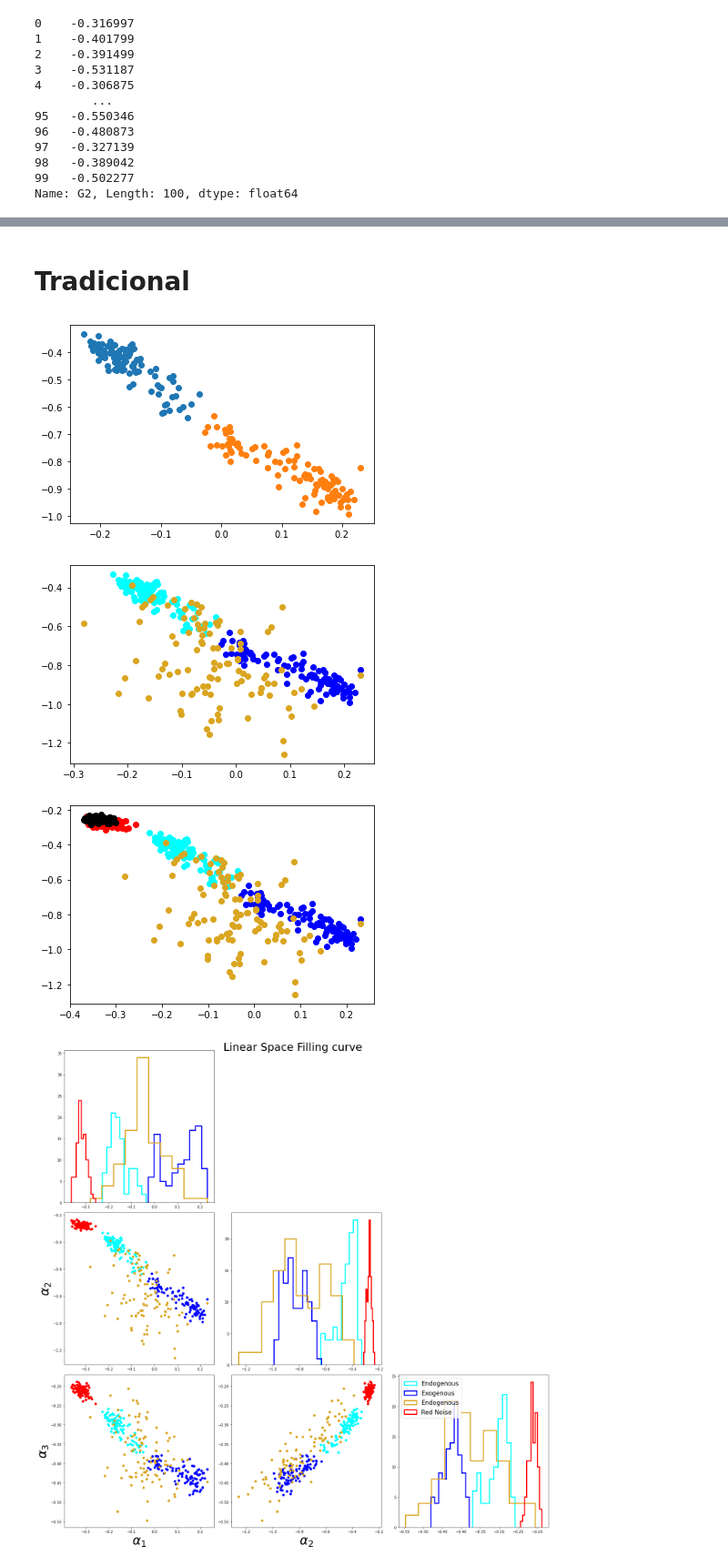
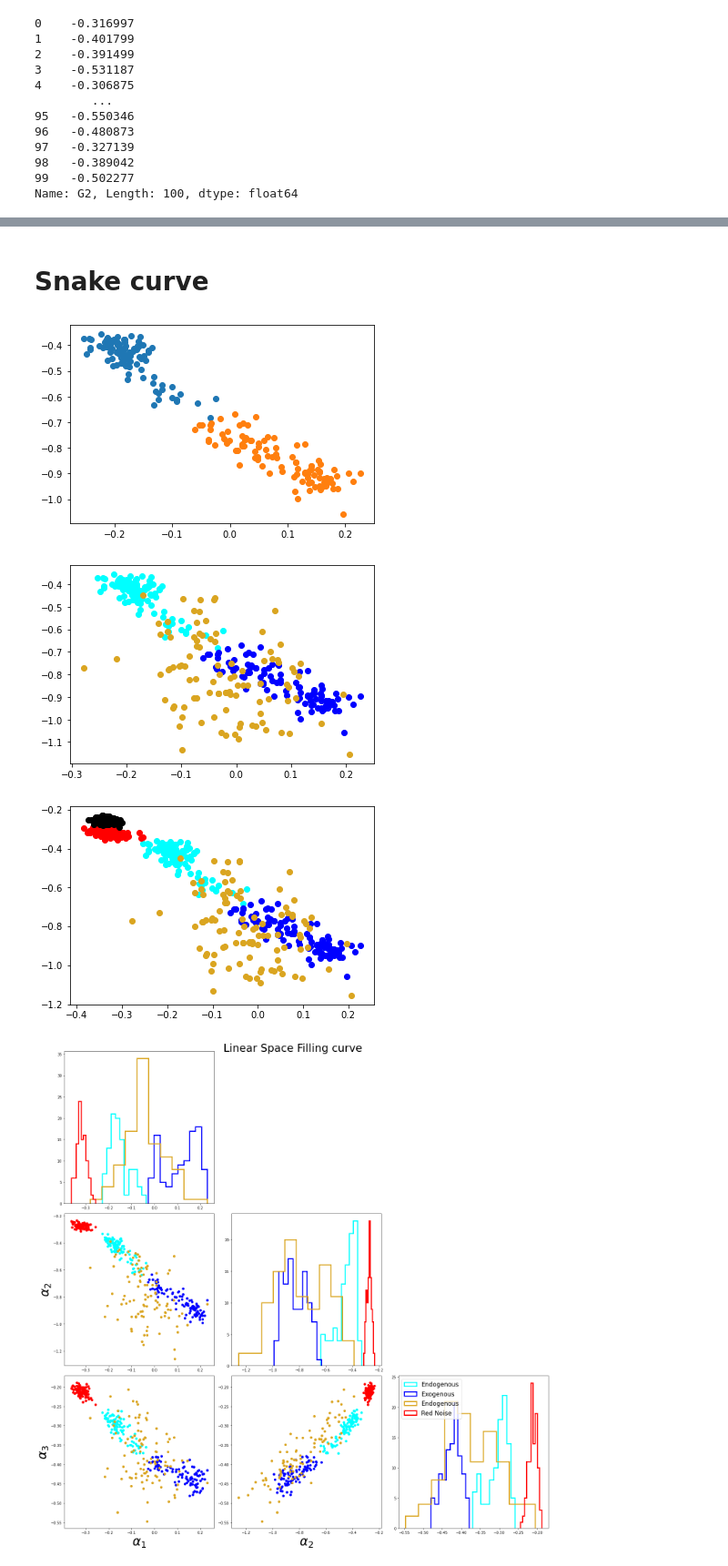
Before and after one commit to rsautter/GPA1D, a Jupyter notebook: notebook/Extremes_synthetic.ipynb, the cells around one changed output, grey strips where cells are left out. Shown at 91% size. Drawn from its saved outputs; the diff is of its cells as text; code cells hidden in the pictures.

```diff
--- a/notebook/Extremes_synthetic.ipynb
+++ b/notebook/Extremes_synthetic.ipynb
@@ -205,16 +217,18 @@ plt.show()
 rn,wn = [],[]
 for i in tqdm.tqdm(range(100)):
     r = chi.cNoise(2,[2**13])
+    g1c = GPA1D.scalingLaw(r,"G1C")
     g1 = GPA1D.scalingLaw(r,"G1")
     g2 = GPA1D.scalingLaw(r,"G2")
     g3 = GPA1D.scalingLaw(r,"G3")
-    rn.append({"G1":g1,"G2":g2,"G3":g3})
+    rn.append({"G1C":g1c,"G1":g1,"G2":g2,"G3":g3})
 
     w = chi.cNoise(0,[2**13])
+    g1c = GPA1D.scalingLaw(r,"G1C")
     g1 = GPA1D.scalingLaw(w,"G1")
     g2 = GPA1D.scalingLaw(w,"G2")
     g3 = GPA1D.scalingLaw(w,"G3")
-    wn.append({"G1":g1,"G2":g2,"G3":g3})
+    wn.append({"G1C":g1c,"G1":g1,"G2":g2,"G3":g3})
 
 rn = pd.DataFrame(rn)
 wn = pd.DataFrame(wn)
@@ -282,3 +296,6 @@ endo = pd.read_csv("endo_Hilbert_3_17_2.csv")
 exo = pd.read_csv("exo_Hilbert_3_17_2.csv")
 lor = pd.read_csv("lor_Hilbert_3_17_2.csv")
 rn = pd.read_csv("rn_Hilbert_3_17_2.csv")
+# %%
+sw = chi.get_SolarWind()
+ssw = chi.get_SurrogateSolarWind()
@@ -317,0 +429,5 @@ plt.show()
+# %%
+endo = pd.read_csv("endo_lin_3_17_2.csv")
+exo = pd.read_csv("exo_lin_3_17_2.csv")
+lor = pd.read_csv("lor_lin_3_17_2.csv")
+rn = pd.read_csv("rn_lin_3_17_2.csv")
@@ -318,19 +480,21 @@ plt.show()
 # %% [markdown]
-# Tradicional
+# Snake curve
 # %%
 endo,exo = [] , []
 for i in tqdm.tqdm(range(100)):
     series, _, _ = chi.generateUniformEndo(4096)
-    g1 = GPA1D.scalingLaw(series,"G1",spaceFilling='lines')
-    g2 = GPA1D.scalingLaw(series,"G2",spaceFilling='lines')
-    g3 = GPA1D.scalingLaw(series,"G3",spaceFilling='lines')
-    endo.append({"G1":g1,"G2":g2,"G3":g3})
+    g1c = GPA1D.scalingLaw(series,"G1C",spaceFilling='snake')
+    g1 = GPA1D.scalingLaw(series,"G1",spaceFilling='snake')
+    g2 = GPA1D.scalingLaw(series,"G2",spaceFilling='snake')
+    g3 = GPA1D.scalingLaw(series,"G3",spaceFilling='snake')
+    endo.append({"G1C":g1c,"G1":g1,"G2":g2,"G3":g3})
 
     series, _, _ = chi.generateUniformExo(4096)
-    g1 = GPA1D.scalingLaw(series,"G1",spaceFilling='lines')
-    g2 = GPA1D.scalingLaw(series,"G2",spaceFilling='lines')
-    g3 = GPA1D.scalingLaw(series,"G3",spaceFilling='lines')
-    exo.append({"G1":g1,"G2":g2,"G3":g3})
+    g1c = GPA1D.scalingLaw(series,"G1C",spaceFilling='snake')
+    g1 = GPA1D.scalingLaw(series,"G1",spaceFilling='snake')
+    g2 = GPA1D.scalingLaw(series,"G2",spaceFilling='snake')
+    g3 = GPA1D.scalingLaw(series,"G3",spaceFilling='snake')
+    exo.append({"G1C":g1c,"G1":g1,"G2":g2,"G3":g3})
 
 endo,exo = pd.DataFrame(endo),pd.DataFrame(exo)
 plt.figure()
@@ -338,38 +502,41 @@ plt.scatter(endo["G1"],endo["G2"])
 plt.scatter(exo["G1"],exo["G2"])
 plt.show()
 # %% [output]
-[figure, old version]
+[figure, new version]
 # %%
 lor = []
 for i in tqdm.tqdm(range(100)):
     mu = 2 + 4*np.random.rand()
     t, r= chi.lorenzSynch(mu=mu, n=2**10+100)
-    g1 = GPA1D.scalingLaw(r,"G1",spaceFilling='lines')
-    g2 = GPA1D.scalingLaw(r,"G2",spaceFilling='lines')
-    g3 = GPA1D.scalingLaw(r,"G3",spaceFilling='lines')
-    lor.append({"G1":g1,"G2":g2,"G3":g3})
+    g1c = GPA1D.scalingLaw(r,"G1C",spaceFilling='snake')
+    g1 = GPA1D.scalingLaw(r,"G1",spaceFilling='snake')
+    g2 = GPA1D.scalingLaw(r,"G2",spaceFilling='snake')
+    g3 = GPA1D.scalingLaw(r,"G3",spaceFilling='snake')
+    lor.append({"G1C":g1c,"G1":g1,"G2":g2,"G3":g3})
 lor = pd.DataFrame(lor)
 plt.figure()
 plt.scatter(endo["G1"],endo["G2"],color='cyan')
 plt.scatter(exo["G1"],exo["G2"],color='blue')
 plt.scatter(lor["G1"],lor["G2"],color='goldenrod')
 plt.show()
 # %% [output]
-[figure, old version]
+[figure, new version]
 # %%
 rn,wn = [],[]
 for i in tqdm.tqdm(range(100)):
     r = chi.cNoise(2,[2**13])
-    g1 = GPA1D.scalingLaw(r,"G1",spaceFilling='lines')
-    g2 = GPA1D.scalingLaw(r,"G2",spaceFilling='lines')
-    g3 = GPA1D.scalingLaw(r,"G3",spaceFilling='lines')
-    rn.append({"G1":g1,"G2":g2,"G3":g3})
+    g1c = GPA1D.scalingLaw(r,"G1C",spaceFilling='snake')
+    g1 = GPA1D.scalingLaw(r,"G1",spaceFilling='snake')
+    g2 = GPA1D.scalingLaw(r,"G2",spaceFilling='snake')
+    g3 = GPA1D.scalingLaw(r,"G3",spaceFilling='snake')
+    rn.append({"G1C":g1c,"G1":g1,"G2":g2,"G3":g3})
 
     w = chi.cNoise(0,[2**13])
-    g1 = GPA1D.scalingLaw(w,"G1",spaceFilling='lines')
-    g2 = GPA1D.scalingLaw(w,"G2",spaceFilling='lines')
-    g3 = GPA1D.scalingLaw(w,"G3",spaceFilling='lines')
-    wn.append({"G1":g1,"G2":g2,"G3":g3})
+    g1c = GPA1D.scalingLaw(r,"G1C",spaceFilling='snake')
+    g1 = GPA1D.scalingLaw(w,"G1",spaceFilling='snake')
+    g2 = GPA1D.scalingLaw(w,"G2",spaceFilling='snake')
+    g3 = GPA1D.scalingLaw(w,"G3",spaceFilling='snake')
+    wn.append({"G1C":g1c,"G1":g1,"G2":g2,"G3":g3})
 
 rn = pd.DataFrame(rn)
 wn = pd.DataFrame(wn)
@@ -382,7 +549,7 @@ plt.scatter(rn["G1"],rn["G2"],color='red')
 plt.scatter(wn["G1"],wn["G2"],color='black')
 plt.show()
 # %% [output]
-[figure, old version]
+[figure, new version]
 # %%
 endo.to_csv("endo_s_3_17_2.csv", index=False)
 exo.to_csv("exo_s_3_17_2.csv", index=False)
```
Also changed, not shown: parts of 20 cells of this notebook, 19 other files.
